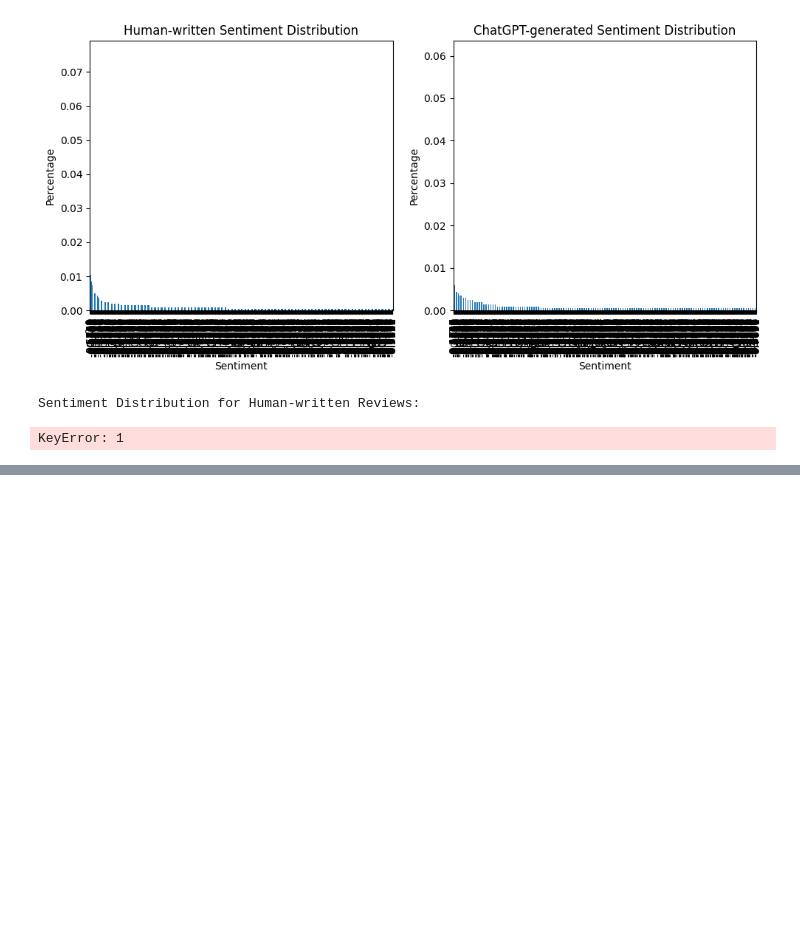
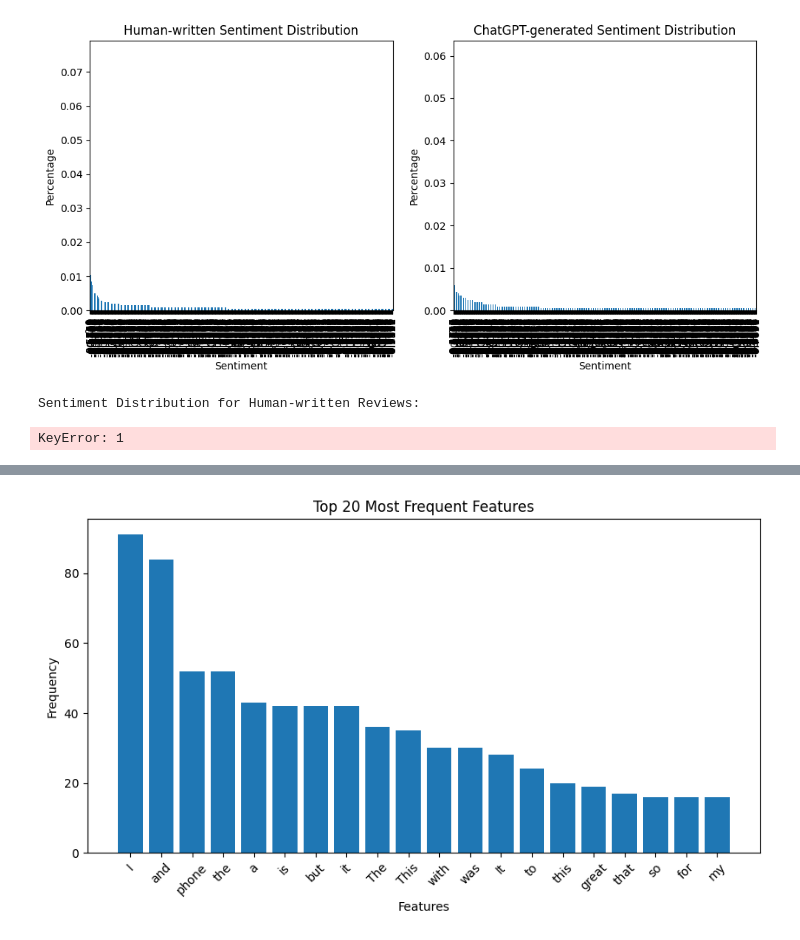
Before and after one commit to chiruvishal/MajorProject, a Jupyter notebook: explainable.ipynb, the cells around one changed output, grey strips where cells are left out. Saved outputs shown, nothing was run; the diff lists cells and outputs as text; code cells hidden in the pictures; blank space fills up the shorter version.

```diff
--- a/explainable.ipynb
+++ b/explainable.ipynb
@@ -467,0 +581,32 @@ True
+# %%
+import pandas as pd
+import matplotlib.pyplot as plt
+import json
+from nltk.probability import FreqDist
+
+# Load your data from the JSON file
+with open('text_samples_features1.json', 'r') as file:
+    data = json.load(file)
+
+# Convert JSON data to a Pandas DataFrame for easier manipulation
+df = pd.DataFrame(data)
+
+# Assuming 'top_features' contains dictionaries directly
+top_features = df['top_features'].apply(lambda x: [feature['Name'] for feature in x.values()])
+all_features_flat = [feature for sublist in top_features for feature in sublist]
+
+# Visualize top frequent features
+feature_freq = FreqDist(all_features_flat)
+top_20_features = feature_freq.most_common(20)
+
+words, counts = zip(*top_20_features)
+
+plt.figure(figsize=(10, 5))
+plt.bar(words, counts)
+plt.title('Top 20 Most Frequent Features')
+plt.xlabel('Features')
+plt.ylabel('Frequency')
+plt.xticks(rotation=45)
+plt.show()
+# %% [output]
+[figure, added]
```
Also changed, not shown: parts of 23 cells of this notebook, 10 other files.
